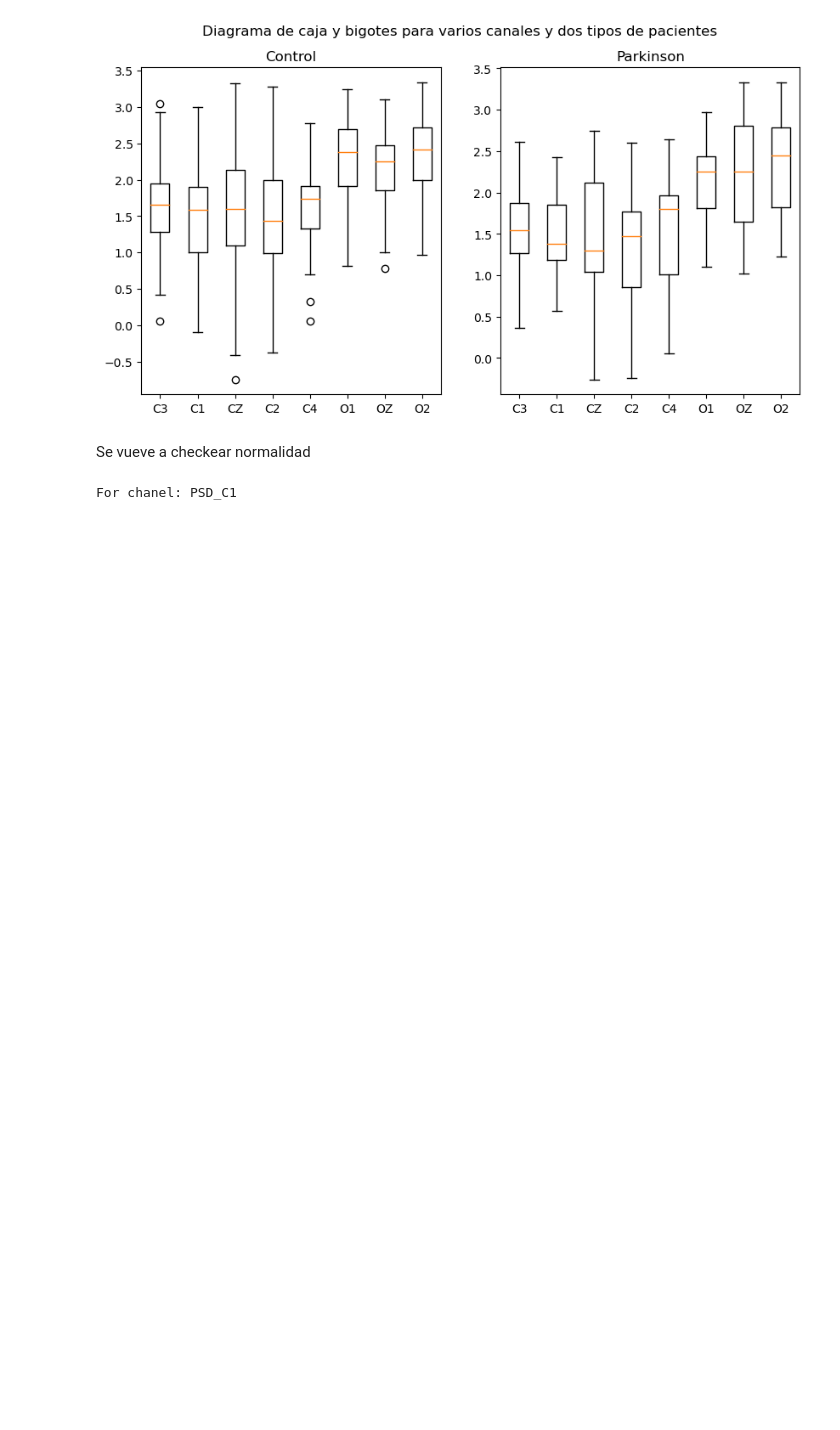
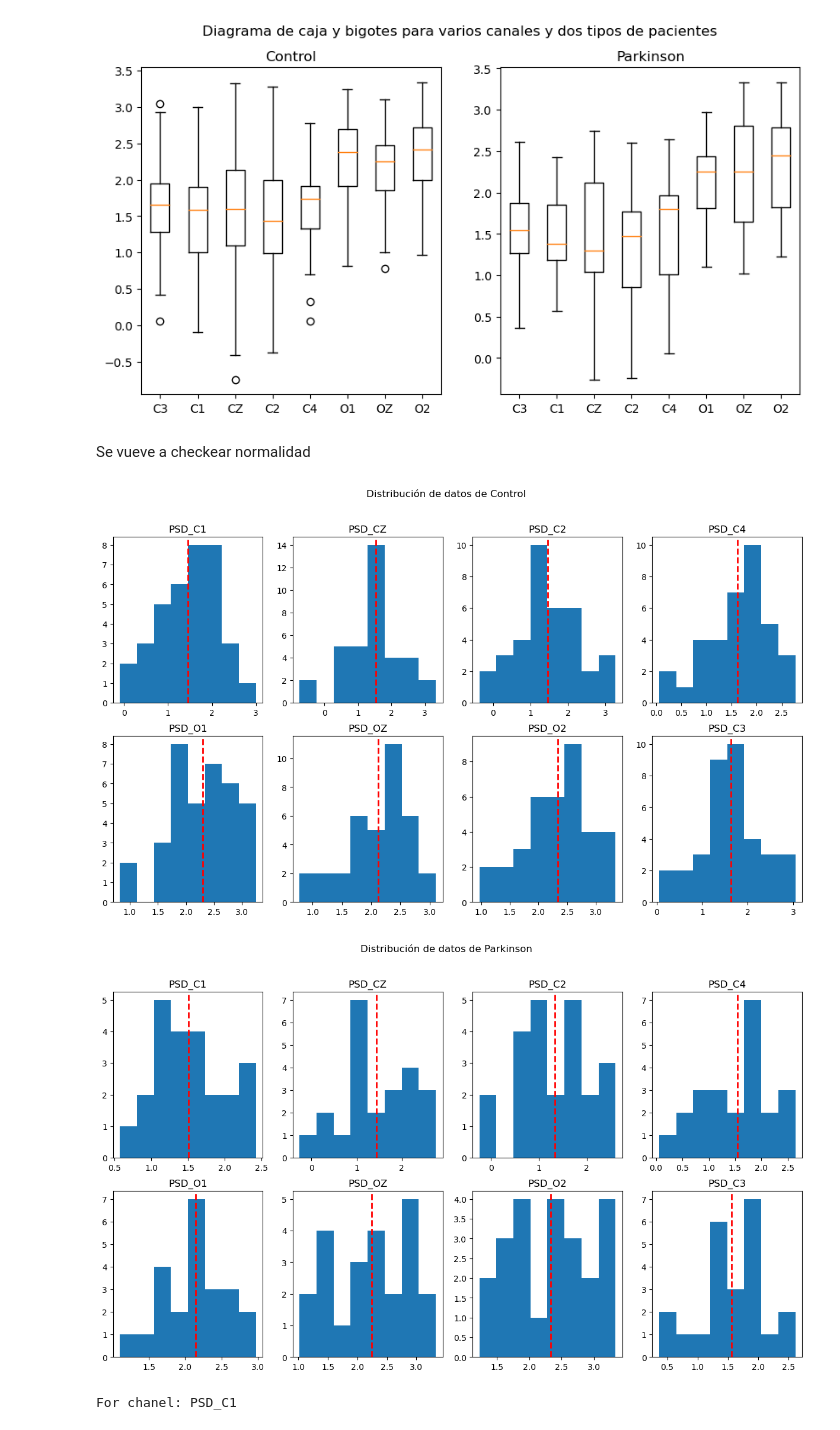
Before and after one commit to Astolfo2332/Parkinson_difference, a Jupyter notebook: Proyecto_1.ipynb, the cells around one changed output. Cells and saved outputs as stored; diff of their text form; code cells hidden in the pictures; blank space fills up the shorter version.

```diff
--- a/Proyecto_1.ipynb
+++ b/Proyecto_1.ipynb
@@ -696,6 +717,13 @@ plt.show()
 Se vueve a checkear normalidad
 # %%
 df=pd.concat(dataframes,ignore_index=True)
+# %%
+grafhist(control)
+parkinson=parkinson.reset_index(drop=True)
+grafhist(parkinson)
+# %% [output]
+[figure, added]
+[figure, added]
 # %%
 names=df.columns.values
 normal={"Estado":"Control"}
```
Also changed, not shown: parts of 2 cells of this notebook.
